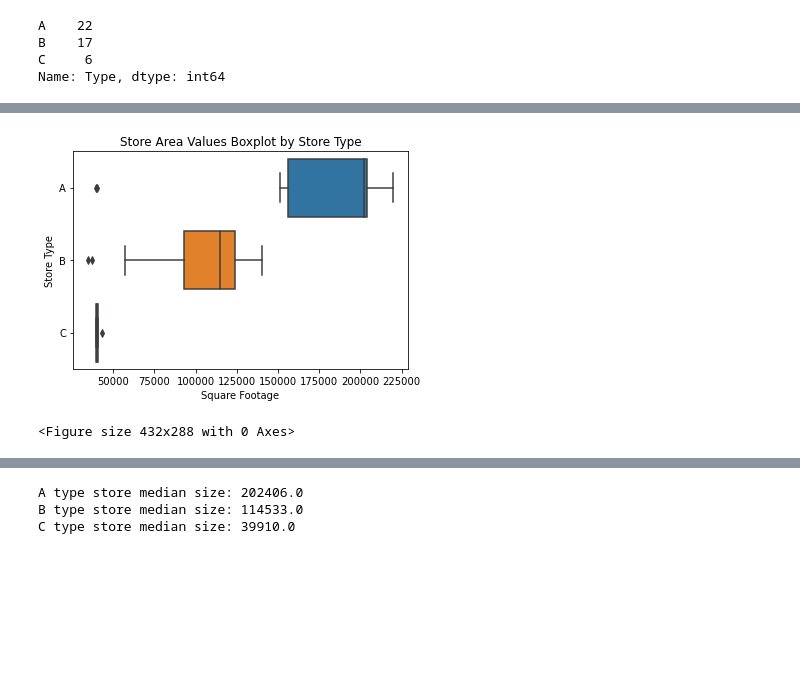
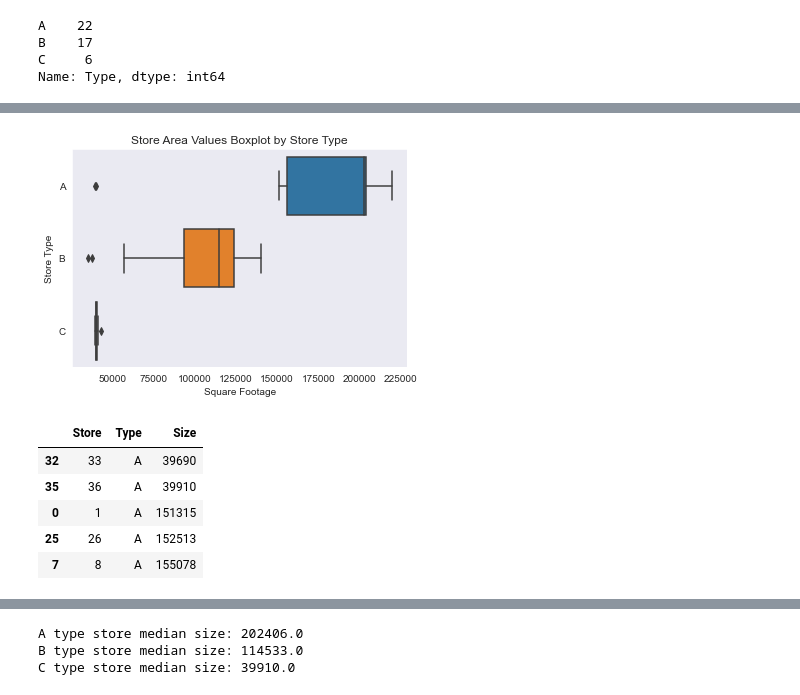
Before and after one commit to ChartreuseJoJo/Data_Science_Portofolio, a Jupyter notebook: capstone_3_project_files/Capstone 3 Data Wrangling.ipynb, the cells around one changed output, grey strips where cells are left out. Saved outputs shown, nothing was run; the diff lists cells and outputs as text; code cells hidden in the pictures; blank space fills up the shorter version.

```diff
--- a/capstone_3_project_files/Capstone 3 Data Wrangling.ipynb
+++ b/capstone_3_project_files/Capstone 3 Data Wrangling.ipynb
@@ -236,21 +283,27 @@ max    44.000000  42988.000000
 # %%
 # Create a figure and axes
 fig, ax = plt.subplots()
 
 # Create a boxplot
 sns.boxplot(data=df_stores,
          y='Type',
          x='Size')
 
 # Create a more descriptive x axis label
 ax.set(xlabel="Square Footage", ylabel='Store Type')
 
 # Add the title
 ax.set_title("Store Area Values Boxplot by Store Type")
-
-
-plt.show()
-plt.clf();
+plt.show();
 # %% [output]
-[figure, old version]
+[figure, new version]
-<Figure size 432x288 with 0 Axes>
+# %%
+# Two Type 'A' outliers:  Stores 33, 36.  Possible error in Type value?
+df_stores[df_stores['Type'] == 'A'].sort_values('Size').head(5)
+# %% [output]
+|  | Store | Type | Size |
+| 32 | 33 | A | 39690 |
+| 35 | 36 | A | 39910 |
+| 0 | 1 | A | 151315 |
+| 25 | 26 | A | 152513 |
+| 7 | 8 | A | 155078 |
```
Also changed, not shown: parts of 91 cells of this notebook.
